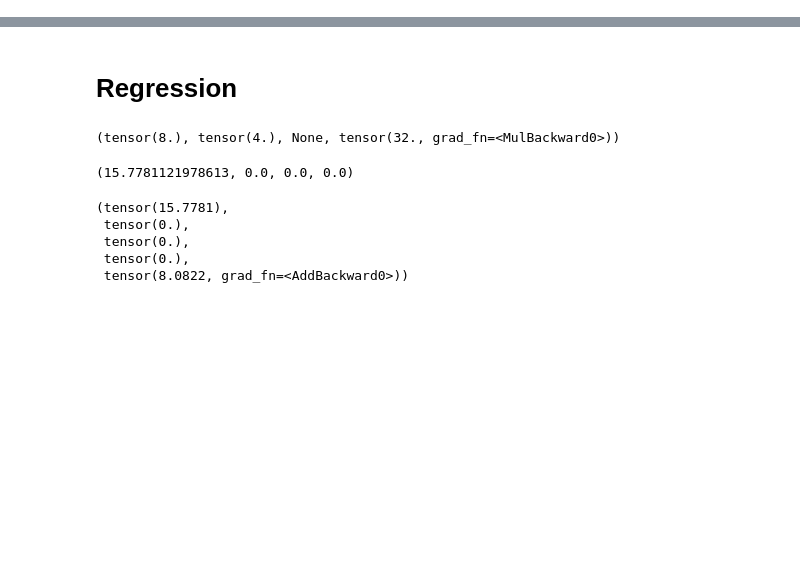
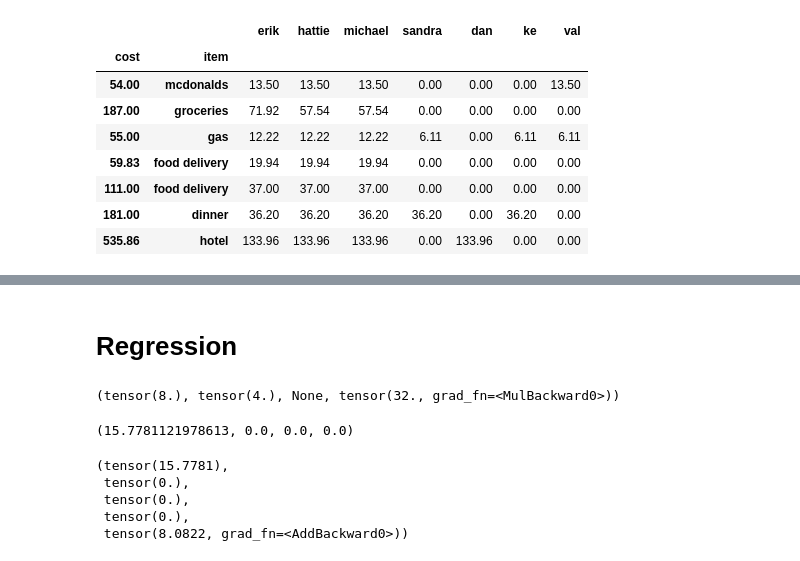
Before and after one commit to egafni/AutoGrad, a Jupyter notebook: notebooks/dev-Copy1.ipynb, the cells around one changed output, grey strips where cells are left out. Drawn from its saved outputs; the diff is of its cells as text; code cells hidden in the pictures; blank space fills up the shorter version.

```diff
--- a/notebooks/dev-Copy1.ipynb
+++ b/notebooks/dev-Copy1.ipynb
@@ -0,0 +53,13 @@
+# %%
+df3 = (df2 * df['cost'].values[:,None]).round(2)
+df3
+# %% [output]
+|  |  | erik | hattie | michael | sandra | dan | ke | val |
+| cost | item |  |  |  |  |  |  |  |
+| 54.00 | mcdonalds | 13.50 | 13.50 | 13.50 | 0.00 | 0.00 | 0.00 | 13.50 |
+| 187.00 | groceries | 71.92 | 57.54 | 57.54 | 0.00 | 0.00 | 0.00 | 0.00 |
+| 55.00 | gas | 12.22 | 12.22 | 12.22 | 6.11 | 0.00 | 6.11 | 6.11 |
+| 59.83 | food delivery | 19.94 | 19.94 | 19.94 | 0.00 | 0.00 | 0.00 | 0.00 |
+| 111.00 | food delivery | 37.00 | 37.00 | 37.00 | 0.00 | 0.00 | 0.00 | 0.00 |
+| 181.00 | dinner | 36.20 | 36.20 | 36.20 | 36.20 | 0.00 | 36.20 | 0.00 |
+| 535.86 | hotel | 133.96 | 133.96 | 133.96 | 0.00 | 133.96 | 0.00 | 0.00 |
```
Also changed, not shown: parts of 4 cells of this notebook, 3 other files.
